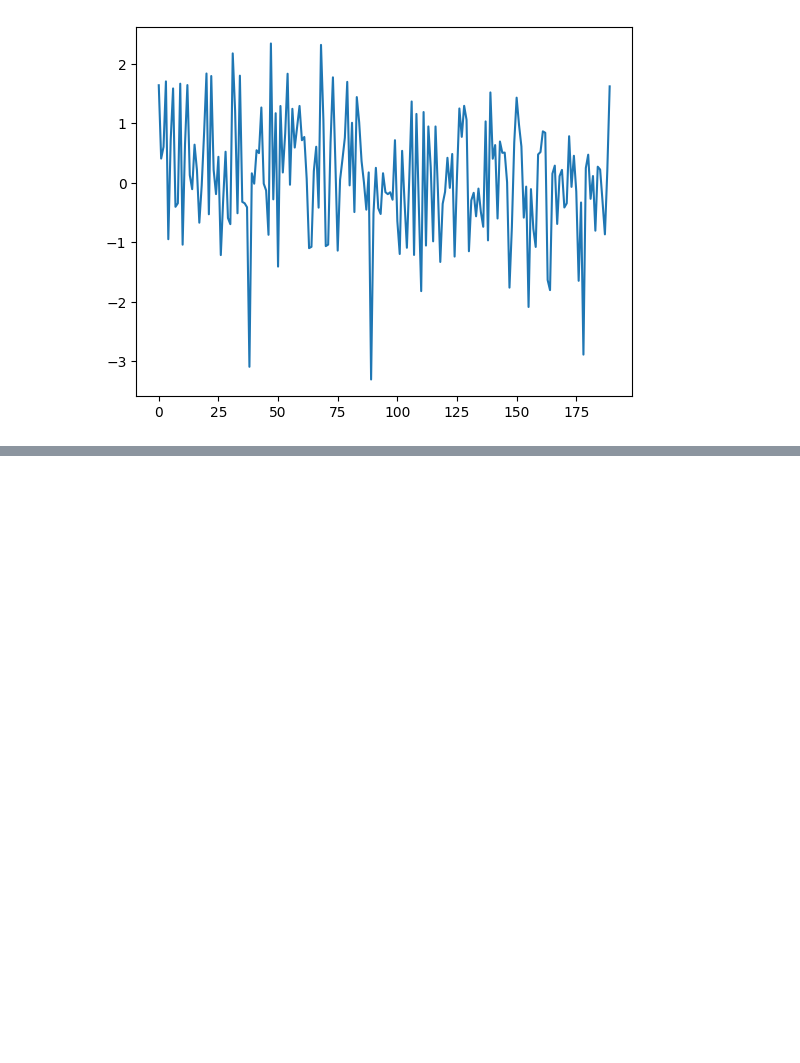
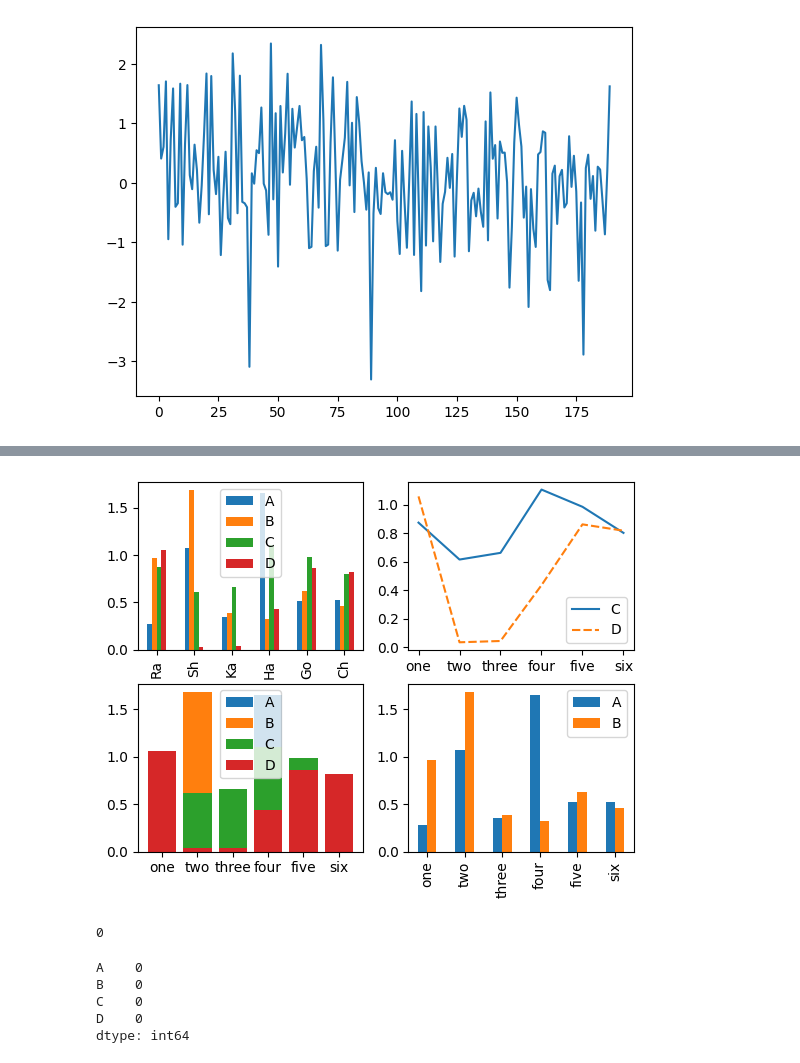
Before and after one commit to kunalmeon/Data-Analysis-Examples, a Jupyter notebook: SuperStoreData.ipynb, the cells around one changed output, grey strips where cells are left out. Drawn from its saved outputs; the diff is of its cells as text; code cells hidden in the pictures; blank space fills up the shorter version.

```diff
--- a/SuperStoreData.ipynb
+++ b/SuperStoreData.ipynb
@@ -1749,0 +1720,40 @@ NameError: name 'asdfasd' is not defined
+# %%
+
+#Note: Seaborn and Pandas can select columns automatically
+# But matplot can select one at a time to avoid shape mismatch.
+
+import seaborn as mySeaBorn
+fig,axes=myplot.subplots(2,2)
+# using Pandas Approach
+
+myDataFrame.plot(ax=axes[0,0], kind ='bar')
+axes[0,0].set_xticklabels(["Ra","Sh","Ka","Ha","Go","Ch"])
+
+# using Seaborn
+mySeaBorn.lineplot(ax=axes[0,1],data=myDataFrame[["C","D"]])
+
+#using matplotlib
+axes[1,0].bar(myDataFrame.index,myDataFrame["A"], label="A")
+axes[1,0].bar(myDataFrame.index,myDataFrame["B"], label="B")
+axes[1,0].bar(myDataFrame.index,myDataFrame["C"], label="C")
+axes[1,0].bar(myDataFrame.index,myDataFrame["D"], label="D")
+axes[1,0].legend(loc='best')
+
+#using Pandas to plot columns "A" and ""B
+myDataFrame[["A","B"]].plot(ax=axes[1,1], kind='bar')
+
+myplot.show()
+# %% [output]
+[figure, added]
+# %%
+sum(myDataFrame['A'].isna())
+# %% [output]
+0
+# %%
+myDataFrame.isna().apply('sum')
+# %% [output]
+A    0
+B    0
+C    0
+D    0
+dtype: int64
```
Also changed, not shown: parts of 33 cells of this notebook.
